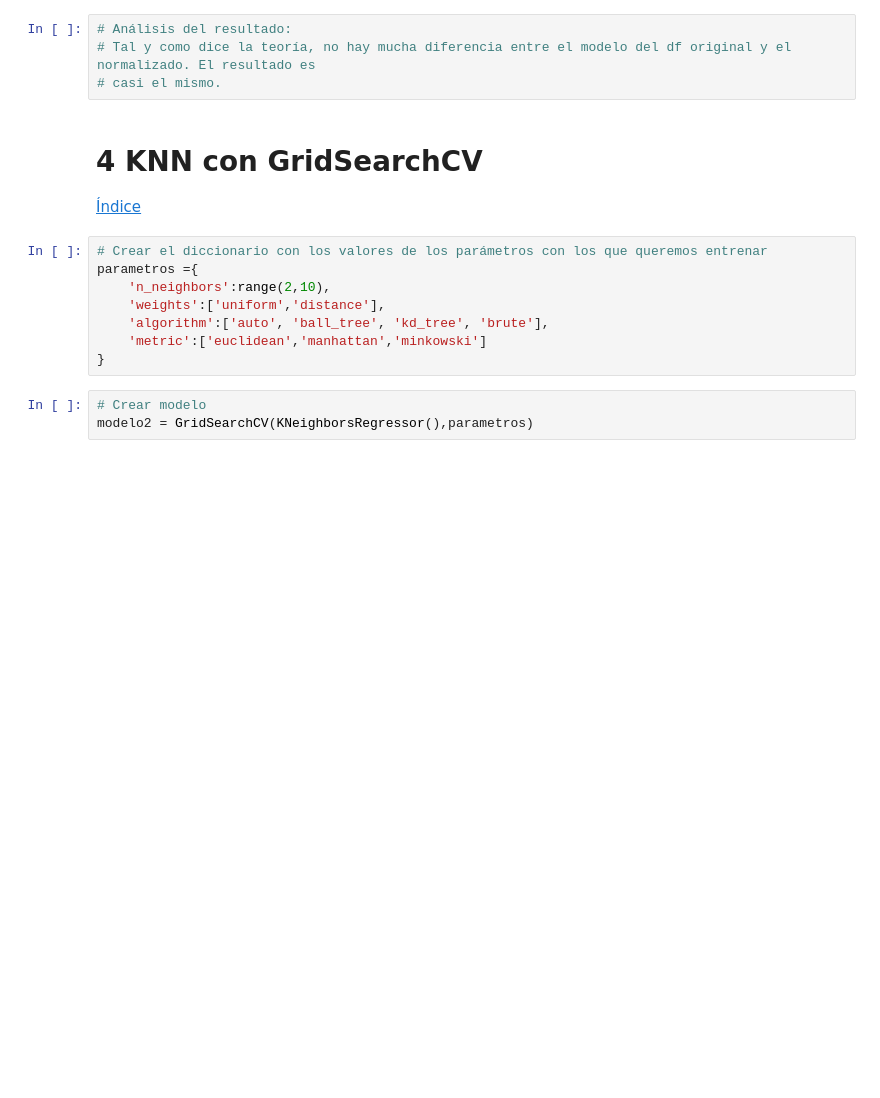
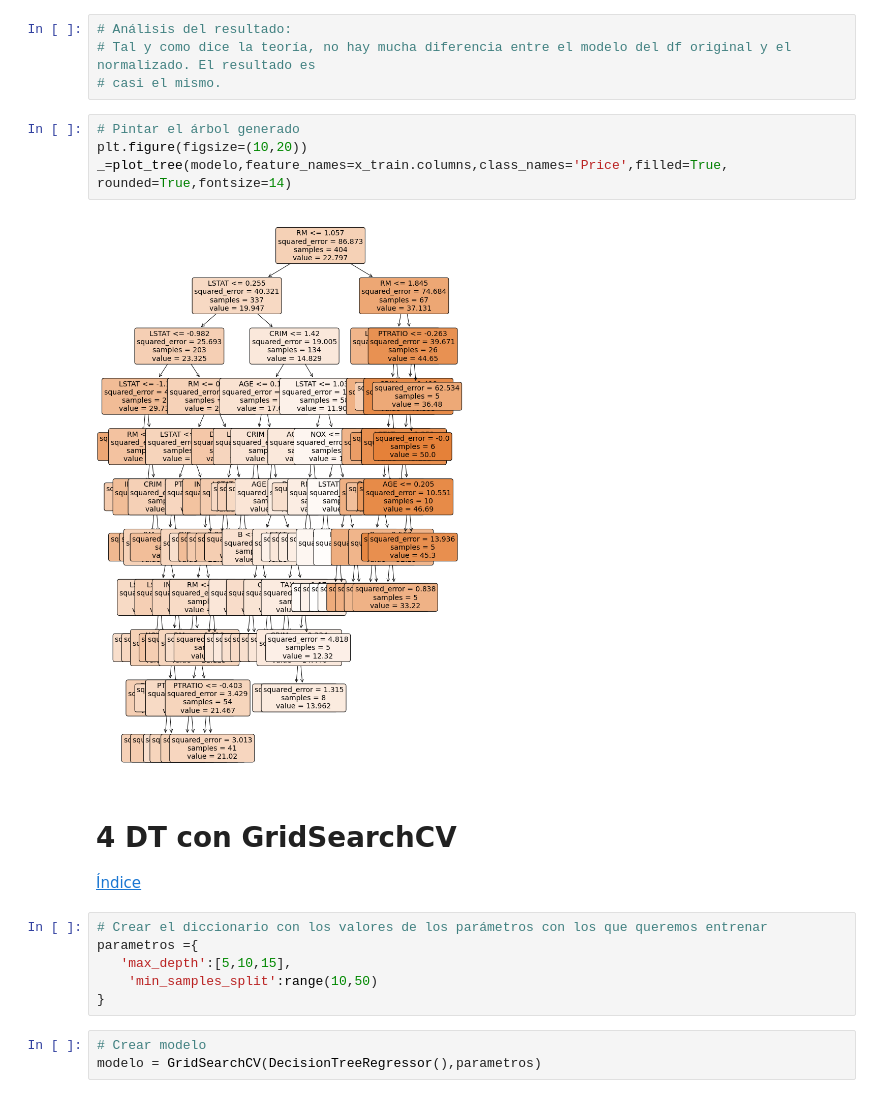
Before and after one commit to rmmateosv/SAA2223, a Jupyter notebook: Tema4/3_DecissionTree_ViviendasBoston.ipynb, the cells around one changed output. Cells and saved outputs as stored; diff of their text form; blank space fills up the shorter version.

```diff
--- a/Tema4/3_DecissionTree_ViviendasBoston.ipynb
+++ b/Tema4/3_DecissionTree_ViviendasBoston.ipynb
@@ -422,19 +426,23 @@ R2 TEST:0.7980126801738008
 # Análisis del resultado:
 # Tal y como dice la teoría, no hay mucha diferencia entre el modelo del df original y el normalizado. El resultado es
 # casi el mismo.
+# %%
+# Pintar el árbol generado
+plt.figure(figsize=(10,20))
+_=plot_tree(modelo,feature_names=x_train.columns,class_names='Price',filled=True, rounded=True,fontsize=14)
+# %% [output]
+[figure, added]
 # %% [markdown]
-# 4 KNN con GridSearchCV <a name="4"></a>
+# 4 DT con GridSearchCV <a name="4"></a>
 [Índice](#indice)
 # %%
 # Crear el diccionario con los valores de los parámetros con los que queremos entrenar
 parametros ={
-    'n_neighbors':range(2,10),
-    'weights':['uniform','distance'],
-    'algorithm':['auto', 'ball_tree', 'kd_tree', 'brute'],
-    'metric':['euclidean','manhattan','minkowski']
+   'max_depth':[5,10,15],
+    'min_samples_split':range(10,50)
 }
 # %%
 # Crear modelo
-modelo2 = GridSearchCV(KNeighborsRegressor(),parametros)
+modelo = GridSearchCV(DecisionTreeRegressor(),parametros)
 # %%
 %%time
```
Also changed, not shown: parts of 10 cells of this notebook.
